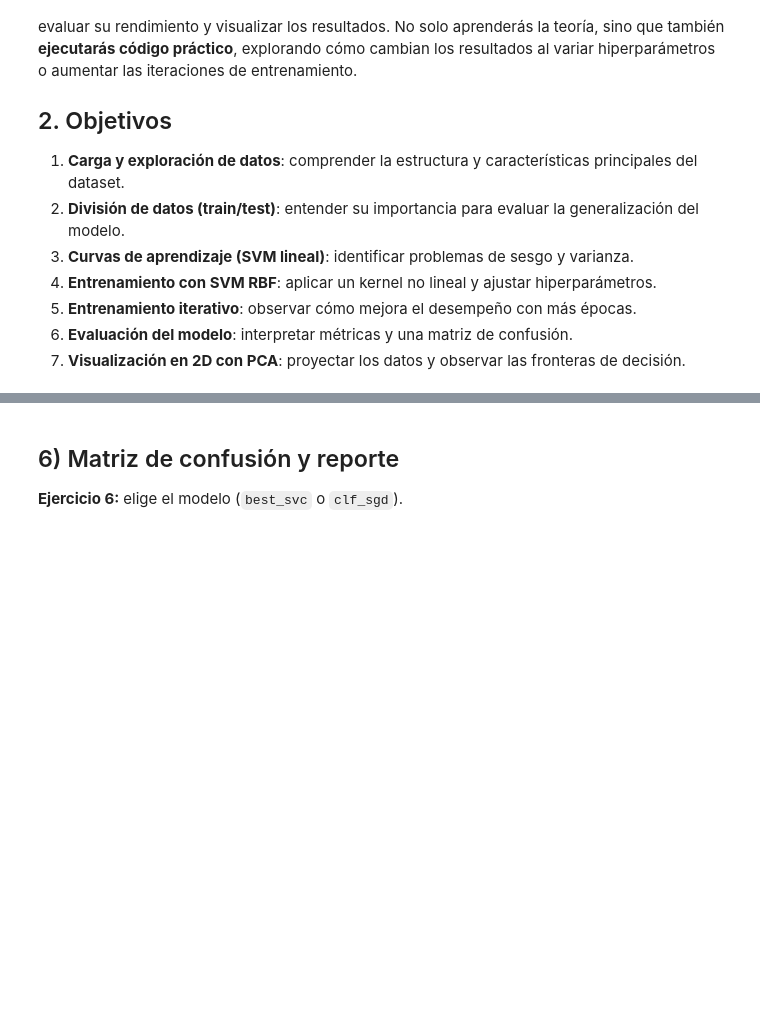
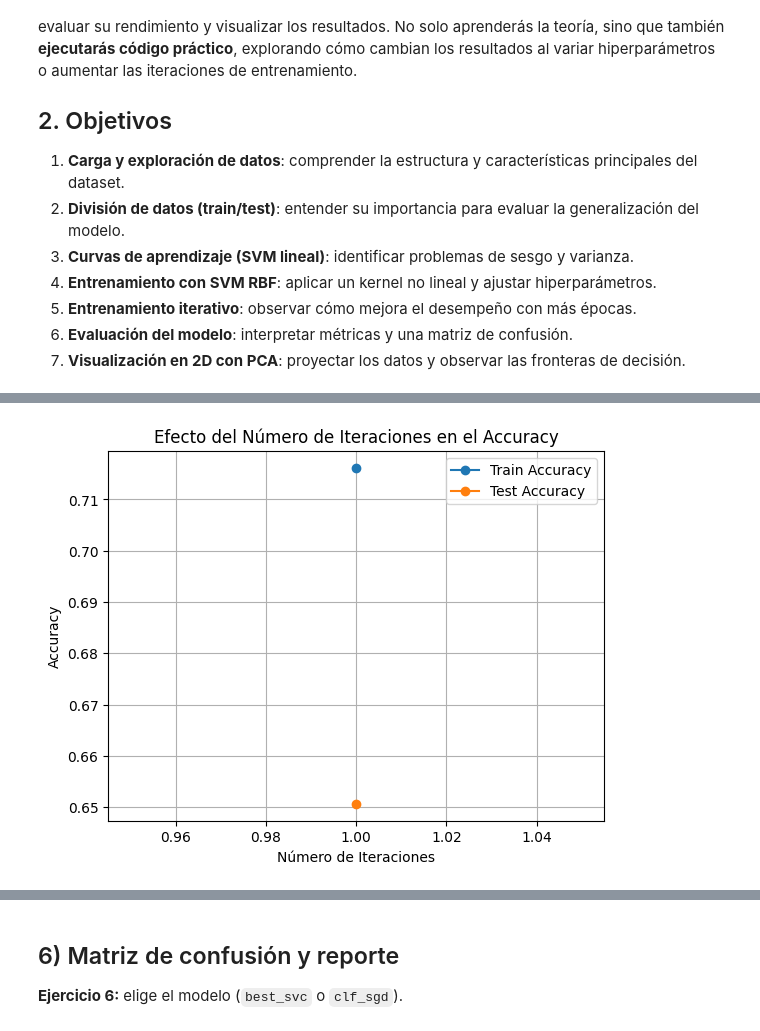
Before and after one commit to iHealthInstitute/Talleres_Diplomado_iHealth, a Jupyter notebook: curso_3/intro_ml_solution.ipynb, the cells around one changed output, grey strips where cells are left out. Saved outputs shown, nothing was run; the diff lists cells and outputs as text; code cells hidden in the pictures; blank space fills up the shorter version.

```diff
--- a/curso_3/intro_ml_solution.ipynb
+++ b/curso_3/intro_ml_solution.ipynb
@@ -200,0 +195,32 @@ print('Accuracy final (test):', acc_te_hist[-1])
+# %%
+# disable warning
+from sklearn.linear_model import SGDClassifier
+from sklearn.preprocessing import StandardScaler
+
+num_iteraciones = 1
+# Probar con distintos números de iteraciones
+acc_test = []
+acc_train = []
+
+for it in range(1, num_iteraciones + 1):
+    clf = SGDClassifier(loss="hinge", max_iter=it, random_state=42)
+    clf.fit(X_train_flat, y_train)
+    y_pred = clf.predict(X_test_flat)
+
+    test_accuracy = accuracy_score(y_test, y_pred)
+    train_accuracy = accuracy_score(y_train, clf.predict(X_train_flat))
+
+    acc_test.append(test_accuracy)
+    acc_train.append(train_accuracy)
+
+fig = plt.figure()
+plt.plot(range(1, num_iteraciones + 1), acc_train, label="Train Accuracy", marker='o')
+plt.plot(range(1, num_iteraciones + 1), acc_test, label="Test Accuracy", marker='o')
+plt.xlabel("Número de Iteraciones")
+plt.ylabel("Accuracy")
+plt.title("Efecto del Número de Iteraciones en el Accuracy")
+plt.legend()
+plt.grid()
+plt.show()
+# %% [output]
+[figure, added]
```
Also changed, not shown: parts of 27 cells of this notebook.
